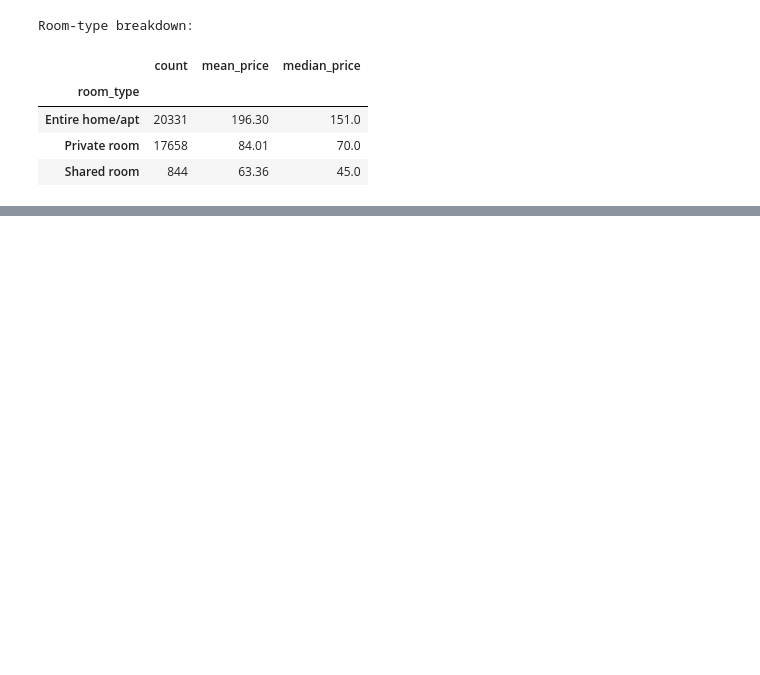
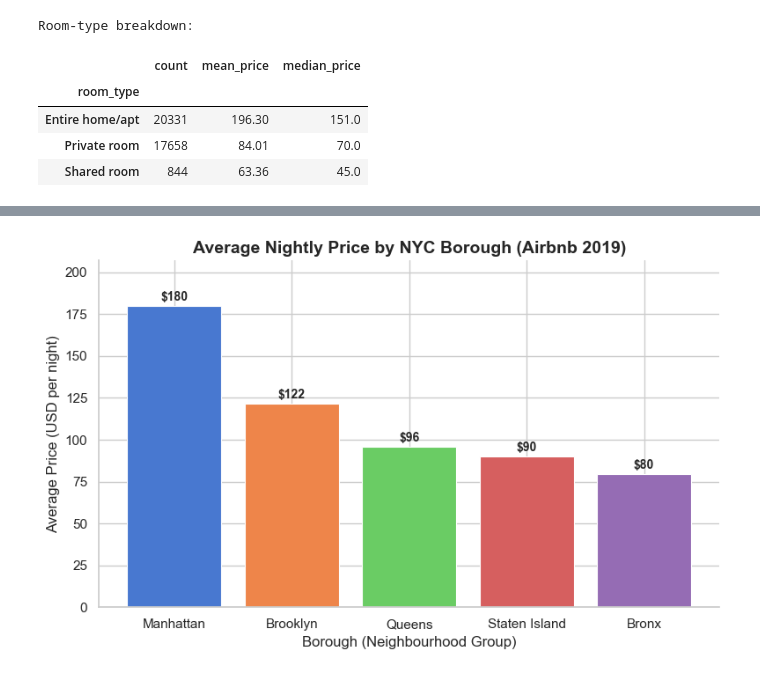
Before and after one commit to sbodrero/ai-programming-foundations-project, a Jupyter notebook: data_workflow.ipynb, the cells around one changed output, grey strips where cells are left out. Saved outputs shown, nothing was run; the diff lists cells and outputs as text; code cells hidden in the pictures; blank space fills up the shorter version.

Commit message:
Add visualizations section with borough-level price chart and annotations

```diff
--- a/data_workflow.ipynb
+++ b/data_workflow.ipynb
@@ -274,0 +284,33 @@ Room-type breakdown:
+# %%
+fig, ax = plt.subplots(figsize=(8, 5))
+
+borough_order = borough_summary.sort_values('mean_price', ascending=False).index.tolist()
+colors = sns.color_palette('muted', n_colors=len(borough_order))
+
+bars = ax.bar(
+    borough_order,
+    borough_summary.loc[borough_order, 'mean_price'],
+    color=colors,
+    edgecolor='white',
+    linewidth=0.8,
+)
+
+# Annotate bars with values
+for bar in bars:
+    height = bar.get_height()
+    ax.text(
+        bar.get_x() + bar.get_width() / 2,
+        height + 1.5,
+        f'${height:.0f}',
+        ha='center', va='bottom', fontsize=10, fontweight='bold'
+    )
+
+ax.set_title('Average Nightly Price by NYC Borough (Airbnb 2019)', fontsize=14, fontweight='bold')
+ax.set_xlabel('Borough (Neighbourhood Group)', fontsize=12)
+ax.set_ylabel('Average Price (USD per night)', fontsize=12)
+ax.set_ylim(0, borough_summary['mean_price'].max() * 1.15)
+sns.despine()
+plt.tight_layout()
+plt.show()
+# %% [output]
+[figure, added]
```
Also changed, not shown: parts of 2 cells of this notebook.
